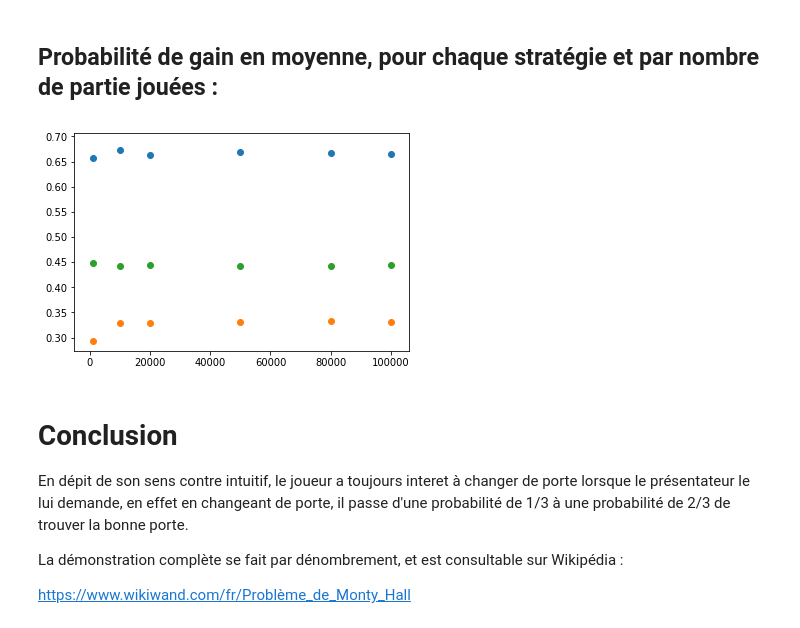
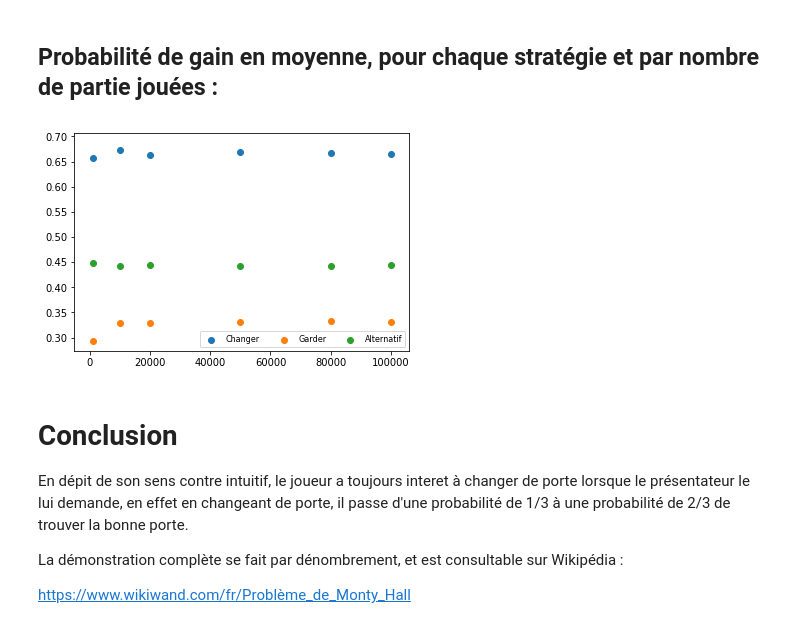
Before and after one commit to Nick3523/Python-for-Datascience, a Jupyter notebook: 01 - MountyHallProblem/MountyHallProblem.ipynb, the cells around one changed output. Drawn from its saved outputs; the diff is of its cells as text; code cells hidden in the pictures.

```diff
--- a/01 - MountyHallProblem/MountyHallProblem.ipynb
+++ b/01 - MountyHallProblem/MountyHallProblem.ipynb
@@ -163,11 +172,20 @@ plot = plt.scatter(samples, [sum(x) for x in gains_alternatif])
 ## Probabilité de gain en moyenne, pour chaque stratégie et par nombre de partie jouées :
 # %%
 figure = plt.figure()
-plot = plt.scatter(samples, [sum(x)/y for x,y in zip(gains_changer, samples)])
-plot = plt.scatter(samples, [sum(x)/y for x,y in zip(gains_garder, samples)])
-plot = plt.scatter(samples, [sum(x)/y for x,y in zip(gains_alternatif, samples)])
+plot_changer = plt.scatter(samples, [sum(x)/y for x,y in zip(gains_changer, samples)])
+plot_garder = plt.scatter(samples, [sum(x)/y for x,y in zip(gains_garder, samples)])
+plot_alternatif = plt.scatter(samples, [sum(x)/y for x,y in zip(gains_alternatif, samples)])
+
+plt.legend((plot_changer, plot_garder, plot_alternatif),
+           ('Changer', 'Garder', 'Alternatif'),
+           scatterpoints=1,
+           loc='lower right',
+           ncol=3,
+           fontsize=8)
+
+plt.show()
 # %% [output]
-[figure, old version]
+[figure, new version]
 # %% [markdown]
 # Conclusion
 
```
Also changed, not shown: parts of 1 cell of this notebook.
